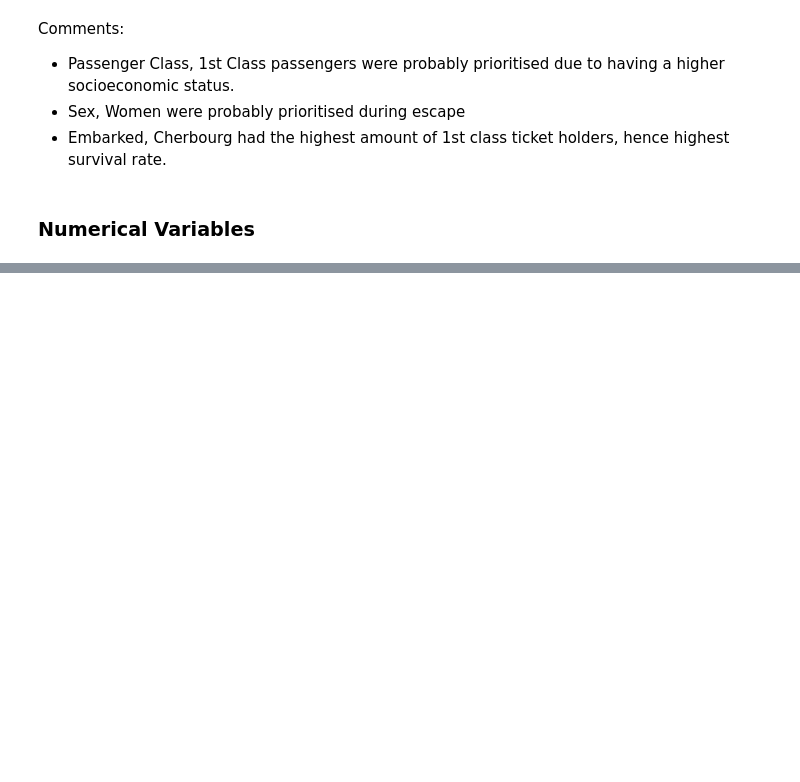
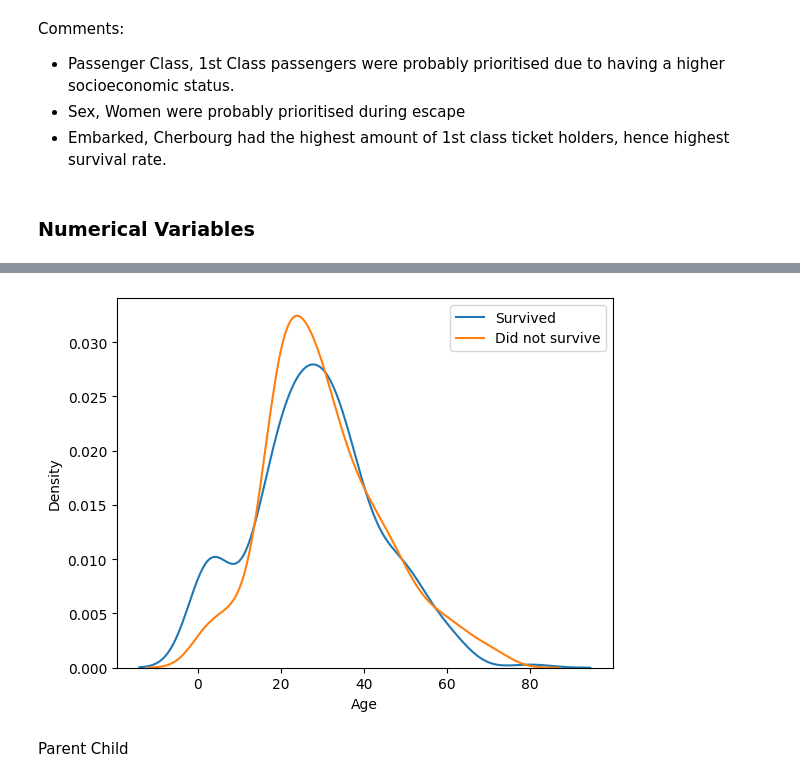
Before and after one commit to MarcusO17/kaggle-comps, a Jupyter notebook: main.ipynb, the cells around one changed output, grey strips where cells are left out. Cells and saved outputs as stored; diff of their text form; code cells hidden in the pictures; blank space fills up the shorter version.

```diff
--- a/main.ipynb
+++ b/main.ipynb
@@ -215,0 +234,9 @@ Comments:
+# %%
+sns.kdeplot(df_train['Age'][df_train['Survived']==1],label = 'Survived')
+sns.kdeplot(df_train['Age'][df_train['Survived']==0],label = 'Did not survive')
+plt.legend()
+plt.show()
+# %% [output]
+[figure, added]
+# %% [markdown]
+Parent Child
```
Also changed, not shown: parts of 12 cells of this notebook.
